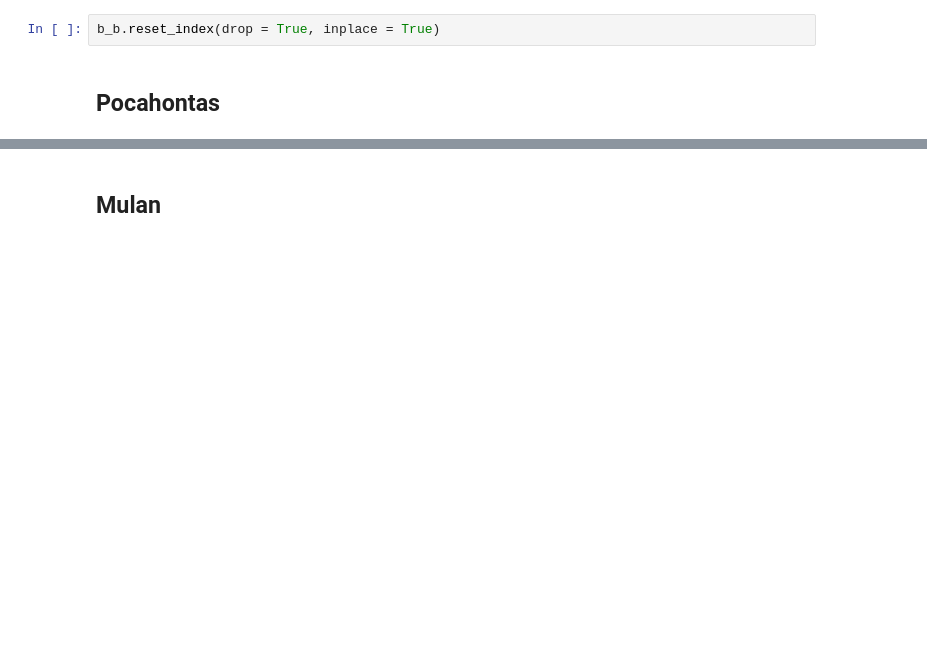
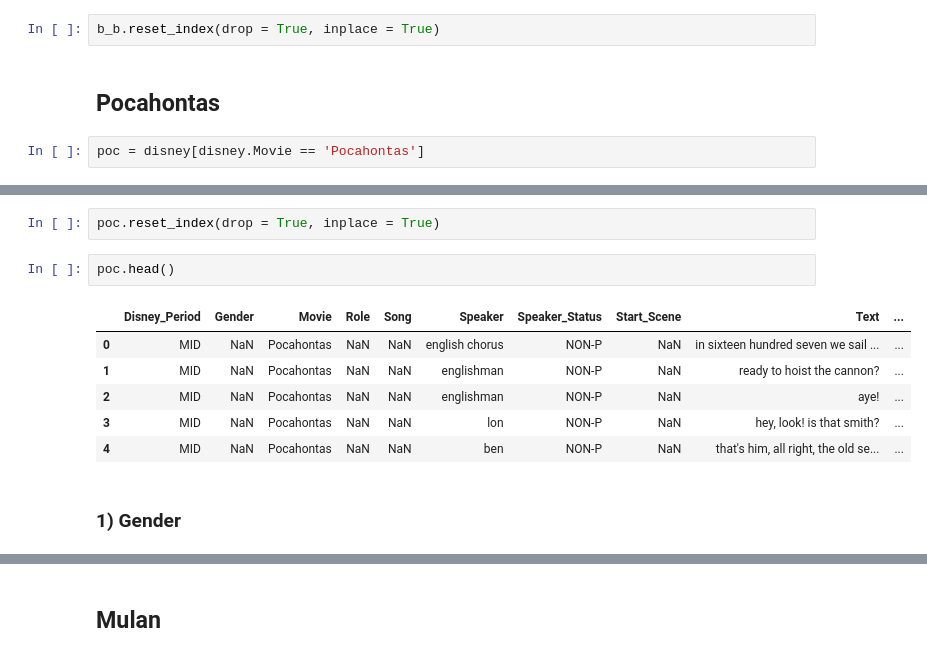
Before and after one commit to Data-Science-for-Linguists-2019/Animated-Movie-Gendered-Dialogue, a Jupyter notebook: code/Disney_Data_Edits.ipynb, the cells around one changed output, grey strips where cells are left out. Saved outputs shown, nothing was run; the diff lists cells and outputs as text; blank space fills up the shorter version.

Commit message:
Pocahontas annotated

```diff
--- a/code/Disney_Data_Edits.ipynb
+++ b/code/Disney_Data_Edits.ipynb
@@ -2713,3 +2713,5 @@ memory usage: 45.2+ KB
 b_b.reset_index(drop = True, inplace = True)
 # %% [markdown]
 ## Pocahontas
+# %%
+poc = disney[disney.Movie == 'Pocahontas']
@@ -2715,0 +2737,13 @@ b_b.reset_index(drop = True, inplace = True)
+# %%
+poc.reset_index(drop = True, inplace = True)
+# %%
+poc.head()
+# %% [output]
+|  | Disney_Period | Gender | Movie | Role | Song | Speaker | Speaker_Status | Start_Scene | Text | ... |
+| 0 | MID | NaN | Pocahontas | NaN | NaN | english chorus | NON-P | NaN | in sixteen hundred seven we sail ... | ... |
+| 1 | MID | NaN | Pocahontas | NaN | NaN | englishman | NON-P | NaN | ready to hoist the cannon? | ... |
+| 2 | MID | NaN | Pocahontas | NaN | NaN | englishman | NON-P | NaN | aye! | ... |
+| 3 | MID | NaN | Pocahontas | NaN | NaN | lon | NON-P | NaN | hey, look! is that smith? | ... |
+| 4 | MID | NaN | Pocahontas | NaN | NaN | ben | NON-P | NaN | that's him, all right, the old se... | ... |
+# %% [markdown]
+### 1) Gender
```
Also changed, not shown: parts of 37 cells of this notebook.
